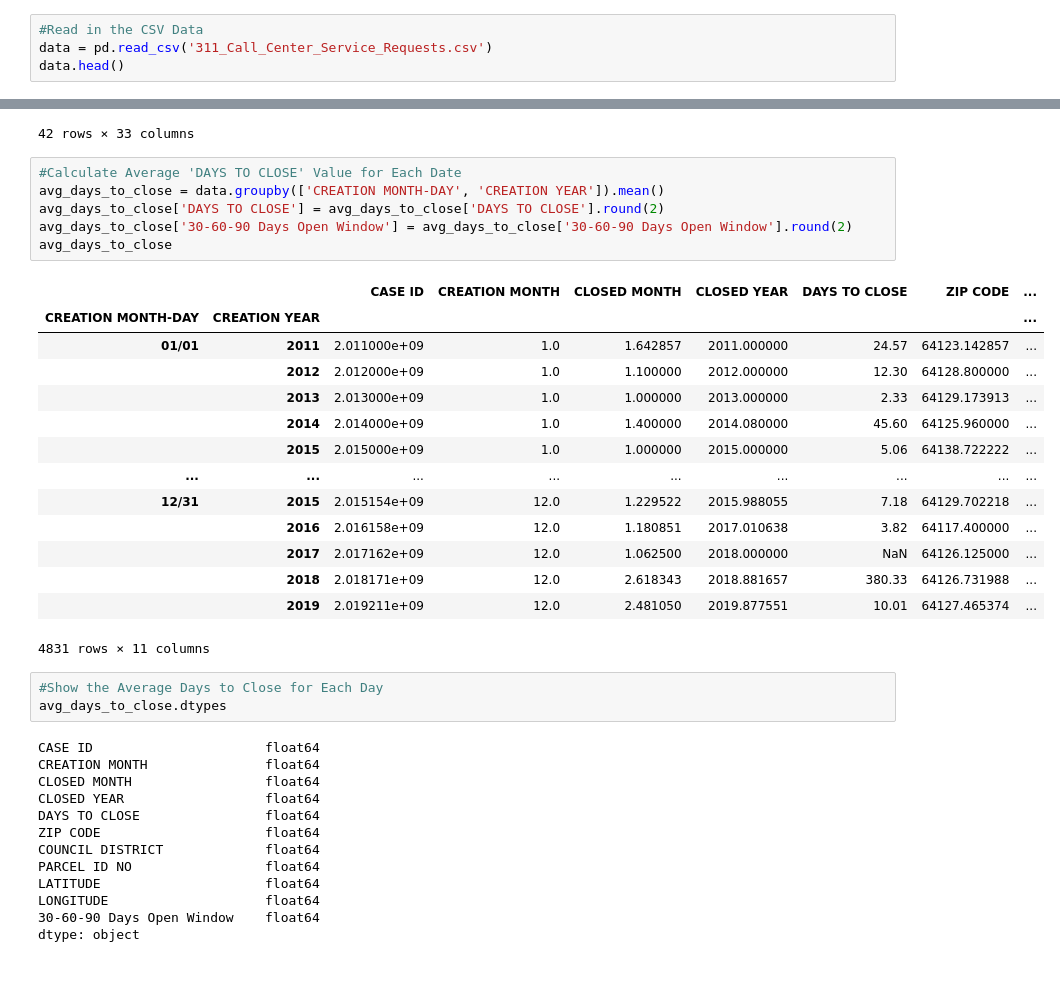
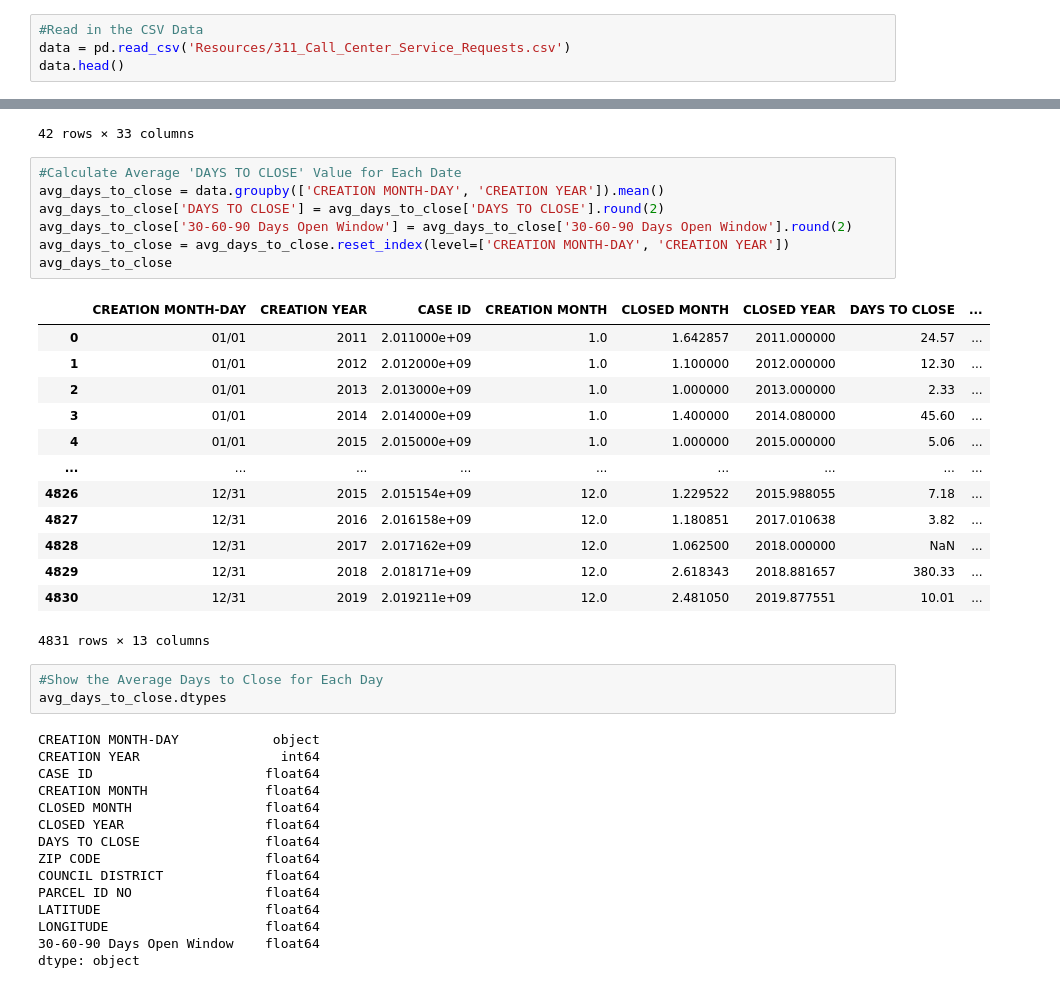
Before and after one commit to Sasmita28/city-service, a Jupyter notebook: City_Data_Cleaning.ipynb, the cells around one changed output, grey strips where cells are left out. Drawn from its saved outputs; the diff is of its cells as text.

```diff
--- a/City_Data_Cleaning.ipynb
+++ b/City_Data_Cleaning.ipynb
@@ -5,6 +6,6 @@ import datetime as dt
 # %%
 #Read in the CSV Data
-data = pd.read_csv('311_Call_Center_Service_Requests.csv')
+data = pd.read_csv('Resources/311_Call_Center_Service_Requests.csv')
 data.head()
 # %% [output]
 |  | CASE ID | SOURCE | DEPARTMENT | WORK GROUP | REQUEST TYPE | CATEGORY | TYPE | DETAIL | CREATION DATE | ... |
@@ -164,28 +165,30 @@ data.loc[data['CREATION DATE'] == '05/20/2020']
 # %%
 #Calculate Average 'DAYS TO CLOSE' Value for Each Date
 avg_days_to_close = data.groupby(['CREATION MONTH-DAY', 'CREATION YEAR']).mean()
 avg_days_to_close['DAYS TO CLOSE'] = avg_days_to_close['DAYS TO CLOSE'].round(2)
 avg_days_to_close['30-60-90 Days Open Window'] = avg_days_to_close['30-60-90 Days Open Window'].round(2)
+avg_days_to_close = avg_days_to_close.reset_index(level=['CREATION MONTH-DAY', 'CREATION YEAR'])
 avg_days_to_close
 # %% [output]
-|  |  | CASE ID | CREATION MONTH | CLOSED MONTH | CLOSED YEAR | DAYS TO CLOSE | ZIP CODE | ... |
-| CREATION MONTH-DAY | CREATION YEAR |  |  |  |  |  |  | ... |
-| 01/01 | 2011 | 2.011000e+09 | 1.0 | 1.642857 | 2011.000000 | 24.57 | 64123.142857 | ... |
-|  | 2012 | 2.012000e+09 | 1.0 | 1.100000 | 2012.000000 | 12.30 | 64128.800000 | ... |
-|  | 2013 | 2.013000e+09 | 1.0 | 1.000000 | 2013.000000 | 2.33 | 64129.173913 | ... |
-|  | 2014 | 2.014000e+09 | 1.0 | 1.400000 | 2014.080000 | 45.60 | 64125.960000 | ... |
-|  | 2015 | 2.015000e+09 | 1.0 | 1.000000 | 2015.000000 | 5.06 | 64138.722222 | ... |
+|  | CREATION MONTH-DAY | CREATION YEAR | CASE ID | CREATION MONTH | CLOSED MONTH | CLOSED YEAR | DAYS TO CLOSE | ... |
+| 0 | 01/01 | 2011 | 2.011000e+09 | 1.0 | 1.642857 | 2011.000000 | 24.57 | ... |
+| 1 | 01/01 | 2012 | 2.012000e+09 | 1.0 | 1.100000 | 2012.000000 | 12.30 | ... |
+| 2 | 01/01 | 2013 | 2.013000e+09 | 1.0 | 1.000000 | 2013.000000 | 2.33 | ... |
+| 3 | 01/01 | 2014 | 2.014000e+09 | 1.0 | 1.400000 | 2014.080000 | 45.60 | ... |
+| 4 | 01/01 | 2015 | 2.015000e+09 | 1.0 | 1.000000 | 2015.000000 | 5.06 | ... |
 | ... | ... | ... | ... | ... | ... | ... | ... | ... |
-| 12/31 | 2015 | 2.015154e+09 | 12.0 | 1.229522 | 2015.988055 | 7.18 | 64129.702218 | ... |
-|  | 2016 | 2.016158e+09 | 12.0 | 1.180851 | 2017.010638 | 3.82 | 64117.400000 | ... |
-|  | 2017 | 2.017162e+09 | 12.0 | 1.062500 | 2018.000000 | NaN | 64126.125000 | ... |
-|  | 2018 | 2.018171e+09 | 12.0 | 2.618343 | 2018.881657 | 380.33 | 64126.731988 | ... |
-|  | 2019 | 2.019211e+09 | 12.0 | 2.481050 | 2019.877551 | 10.01 | 64127.465374 | ... |
+| 4826 | 12/31 | 2015 | 2.015154e+09 | 12.0 | 1.229522 | 2015.988055 | 7.18 | ... |
+| 4827 | 12/31 | 2016 | 2.016158e+09 | 12.0 | 1.180851 | 2017.010638 | 3.82 | ... |
+| 4828 | 12/31 | 2017 | 2.017162e+09 | 12.0 | 1.062500 | 2018.000000 | NaN | ... |
+| 4829 | 12/31 | 2018 | 2.018171e+09 | 12.0 | 2.618343 | 2018.881657 | 380.33 | ... |
+| 4830 | 12/31 | 2019 | 2.019211e+09 | 12.0 | 2.481050 | 2019.877551 | 10.01 | ... |
-4831 rows × 11 columns
+4831 rows × 13 columns
 # %%
 #Show the Average Days to Close for Each Day
 avg_days_to_close.dtypes
 # %% [output]
+CREATION MONTH-DAY            object
+CREATION YEAR                  int64
 CASE ID                      float64
 CREATION MONTH               float64
 CLOSED MONTH                 float64
```
Also changed, not shown: parts of 7 cells of this notebook, 7 other files.
